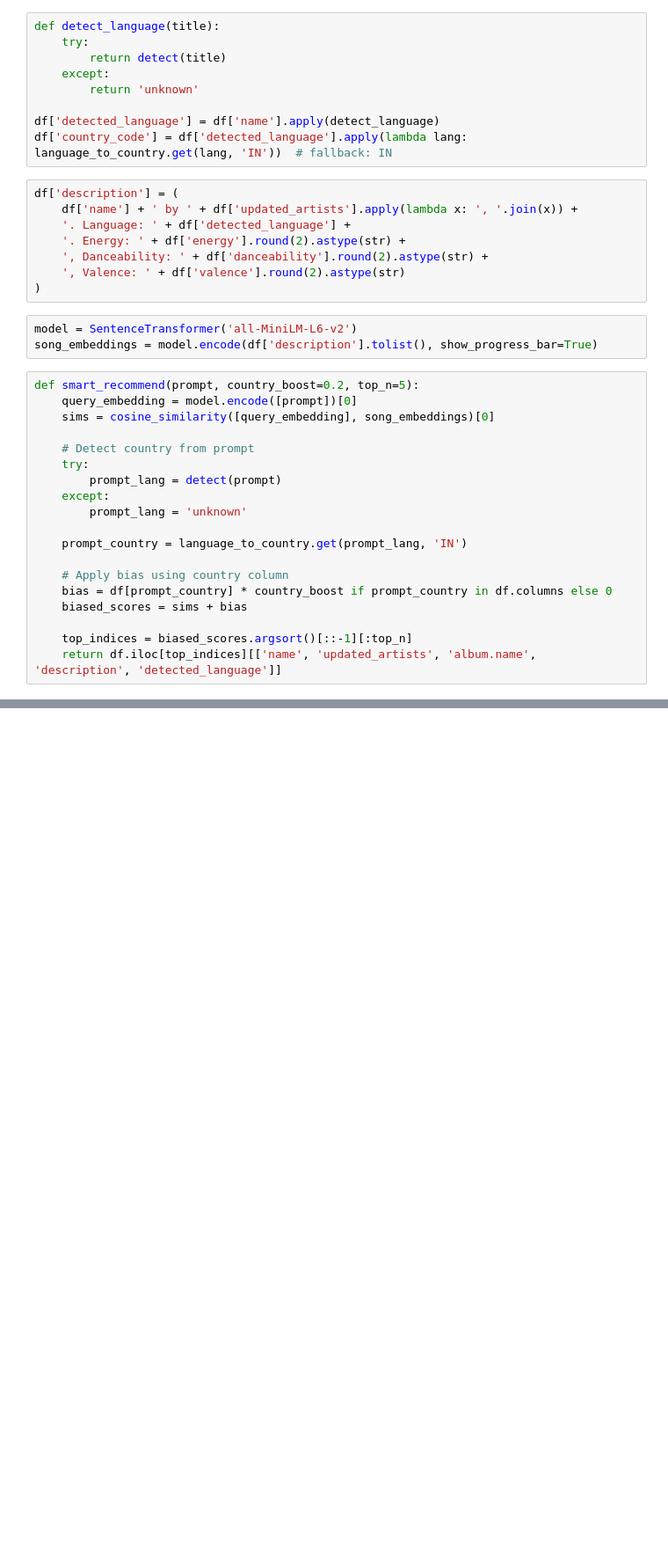
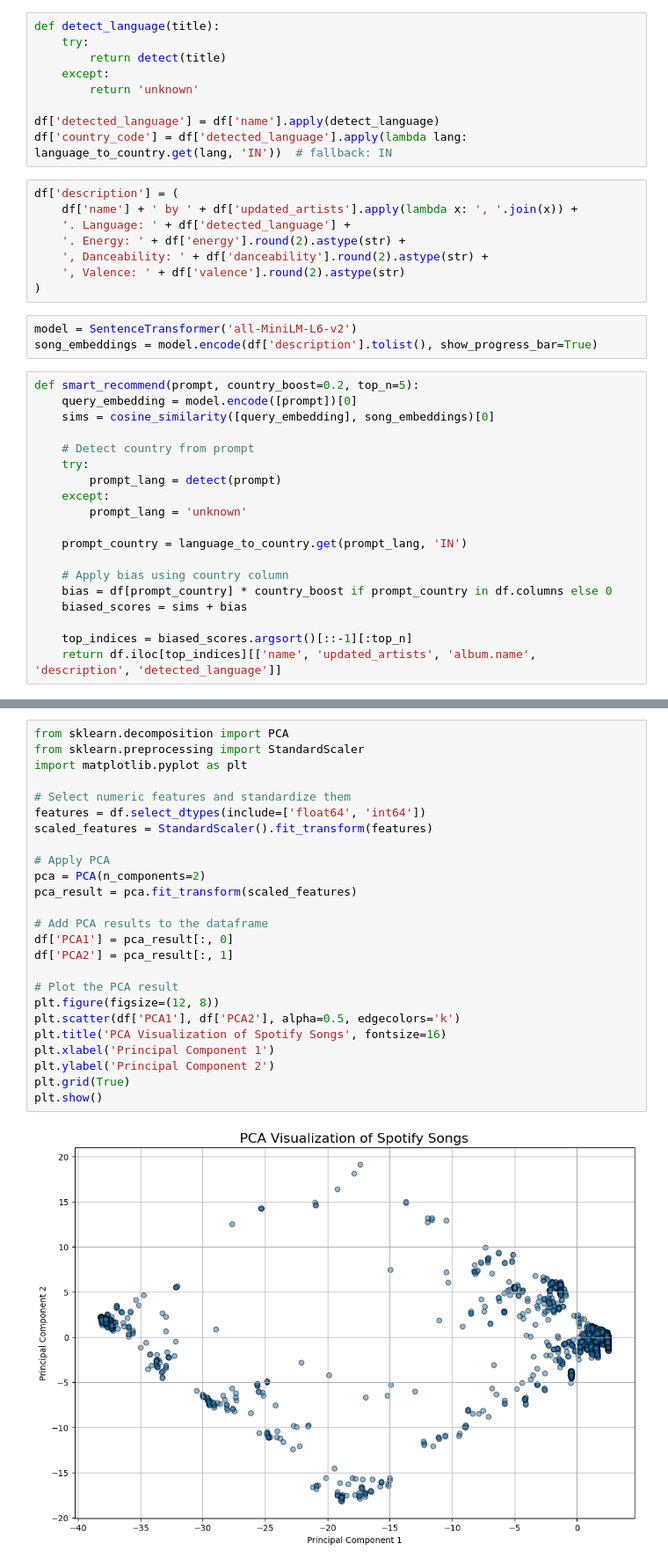
Before and after one commit to PRASADHAJARgw/Spotify_song_recomender, a Jupyter notebook: Spotify_Nlp1.ipynb, the cells around one changed output, grey strips where cells are left out. Shown at 88% size. Saved outputs shown, nothing was run; the diff lists cells and outputs as text; blank space fills up the shorter version.

```diff
--- a/Spotify_Nlp1.ipynb
+++ b/Spotify_Nlp1.ipynb
@@ -308,0 +550,27 @@ smart_recommend("Punjabi party track")
+# %%
+from sklearn.decomposition import PCA
+from sklearn.preprocessing import StandardScaler
+import matplotlib.pyplot as plt
+
+# Select numeric features and standardize them
+features = df.select_dtypes(include=['float64', 'int64'])
+scaled_features = StandardScaler().fit_transform(features)
+
+# Apply PCA
+pca = PCA(n_components=2)
+pca_result = pca.fit_transform(scaled_features)
+
+# Add PCA results to the dataframe
+df['PCA1'] = pca_result[:, 0]
+df['PCA2'] = pca_result[:, 1]
+
+# Plot the PCA result
+plt.figure(figsize=(12, 8))
+plt.scatter(df['PCA1'], df['PCA2'], alpha=0.5, edgecolors='k')
+plt.title('PCA Visualization of Spotify Songs', fontsize=16)
+plt.xlabel('Principal Component 1')
+plt.ylabel('Principal Component 2')
+plt.grid(True)
+plt.show()
+# %% [output]
+[figure, added]
```
Also changed, not shown: parts of 28 cells of this notebook.
